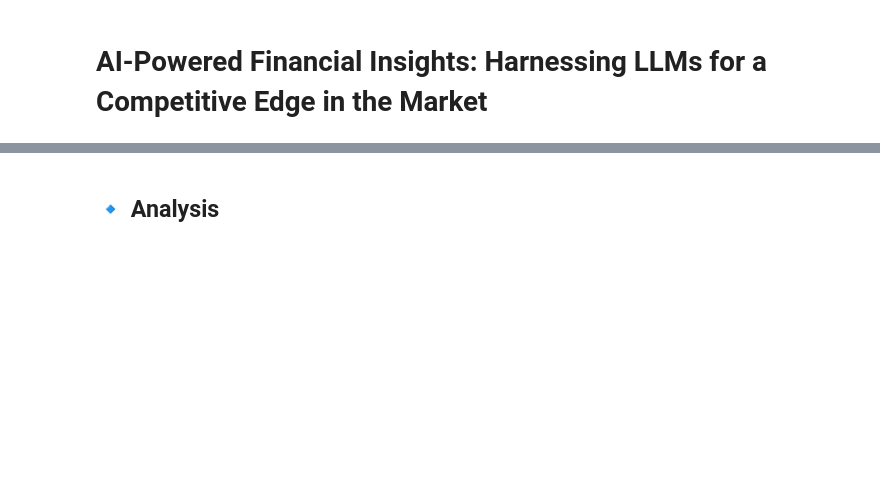
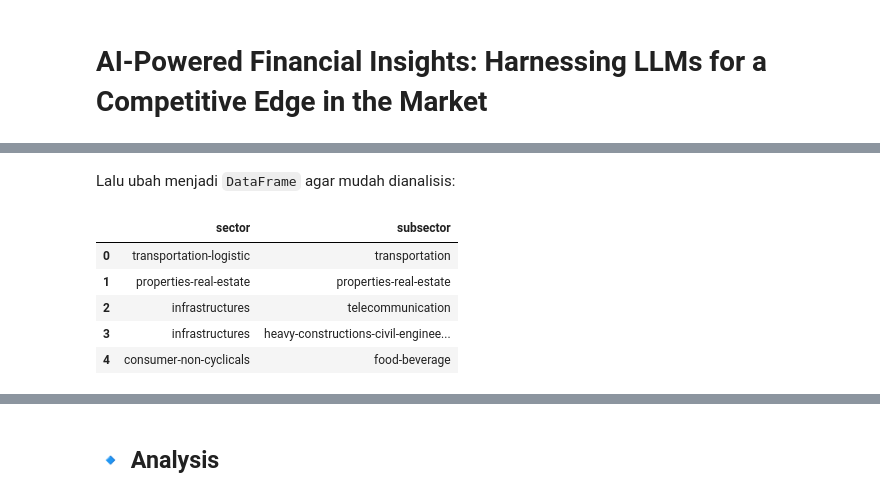
Before and after one commit to dwiknrd/ai-powered-financial-dashboard, a Jupyter notebook: financial_insight.ipynb, the cells around one changed output, grey strips where cells are left out. Drawn from its saved outputs; the diff is of its cells as text; code cells hidden in the pictures; blank space fills up the shorter version.

```diff
--- a/financial_insight.ipynb
+++ b/financial_insight.ipynb
@@ -93,0 +135,2 @@ HEADERS = {"Authorization": API_KEY}
+# %%
+url_subsectors = f"{BASE_URL}/subsectors/"
@@ -93,0 +142,2 @@ HEADERS = {"Authorization": API_KEY}
+# %%
+resp = requests.get(url_subsectors, headers=HEADERS)
@@ -93,0 +170,14 @@ HEADERS = {"Authorization": API_KEY}
+# %% [markdown]
+Lalu ubah menjadi `DataFrame` agar mudah dianalisis:
+# %%
+import pandas as pd
+
+subsectors_df = pd.DataFrame(resp.json())
+subsectors_df.head()
+# %% [output]
+|  | sector | subsector |
+| 0 | transportation-logistic | transportation |
+| 1 | properties-real-estate | properties-real-estate |
+| 2 | infrastructures | telecommunication |
+| 3 | infrastructures | heavy-constructions-civil-enginee... |
+| 4 | consumer-non-cyclicals | food-beverage |
```
Also changed, not shown: parts of 56 cells of this notebook.
